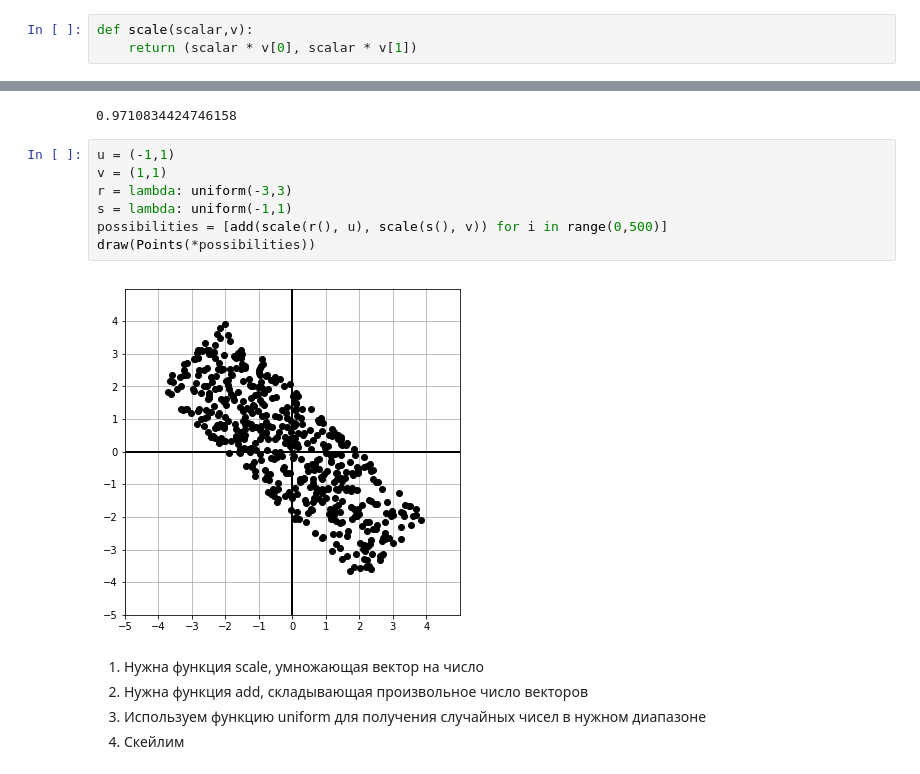
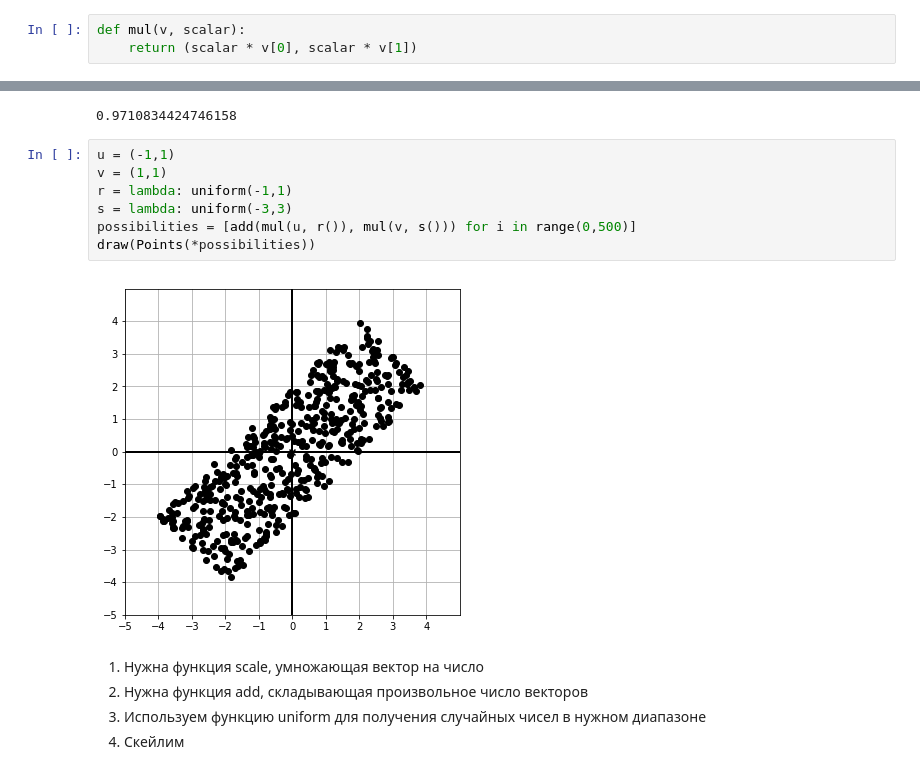
Before and after one commit to dementich/mathforprog, a Jupyter notebook: Vectors/dyno.ipynb, the cells around one changed output, grey strips where cells are left out. Cells and saved outputs as stored; diff of their text form.

```diff
--- a/Vectors/dyno.ipynb
+++ b/Vectors/dyno.ipynb
@@ -57,7 +57,7 @@ draw(Points(*pts))
 # %% [output]
 [figure]
 # %%
-def scale(scalar,v):
+def mul(v, scalar):
     return (scalar * v[0], scalar * v[1])
 # %%
 def add(*vectors):
@@ -69,12 +69,12 @@ np.random.uniform(-1, 1)
 # %%
 u = (-1,1)
 v = (1,1)
-r = lambda: uniform(-3,3)
-s = lambda: uniform(-1,1)
-possibilities = [add(scale(r(), u), scale(s(), v)) for i in range(0,500)]
+r = lambda: uniform(-1,1)
+s = lambda: uniform(-3,3)
+possibilities = [add(mul(u, r()), mul(v, s())) for i in range(0,500)]
 draw(Points(*possibilities))
 # %% [output]
-[figure, old version]
+[figure, new version]
 # %% [markdown]
 1. Нужна функция scale, умножающая вектор на число
 2. Нужна функция add, складывающая произвольное число векторов
```
